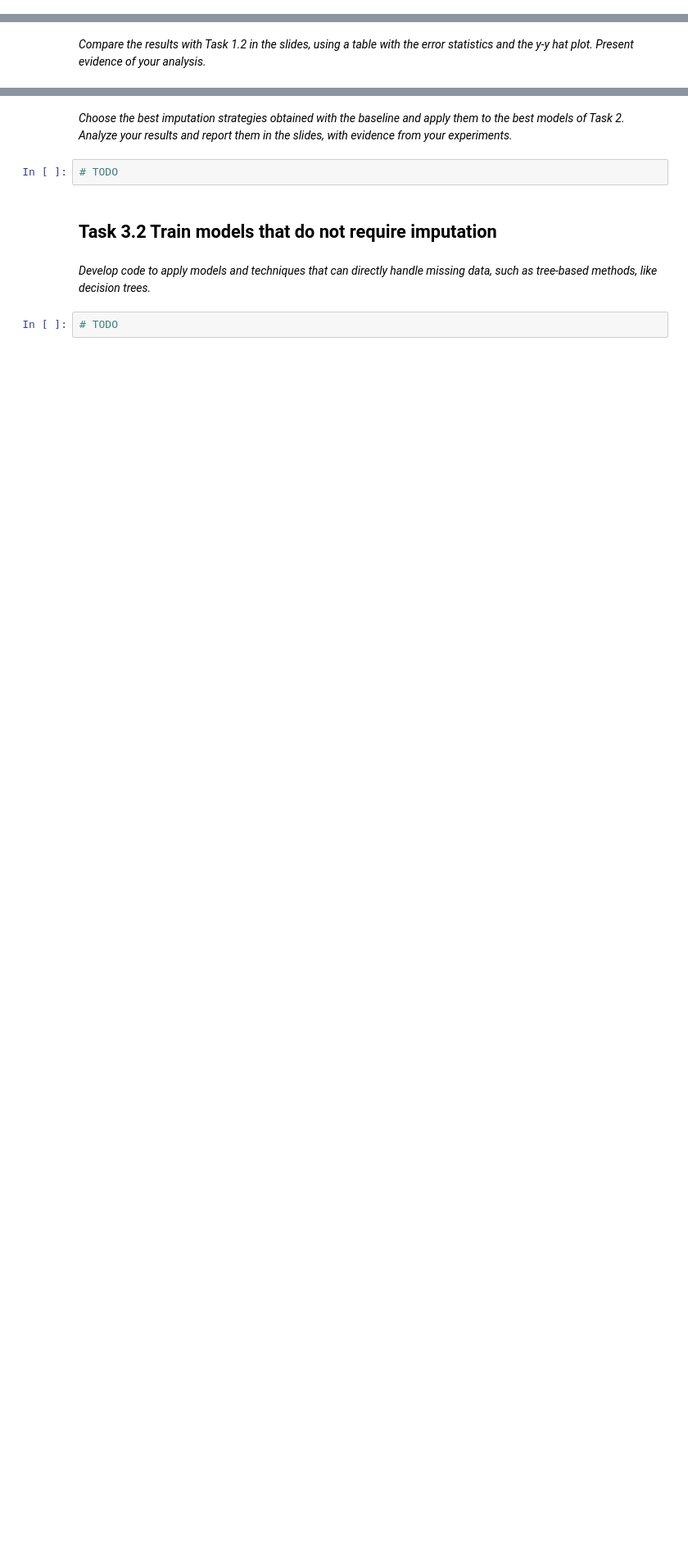
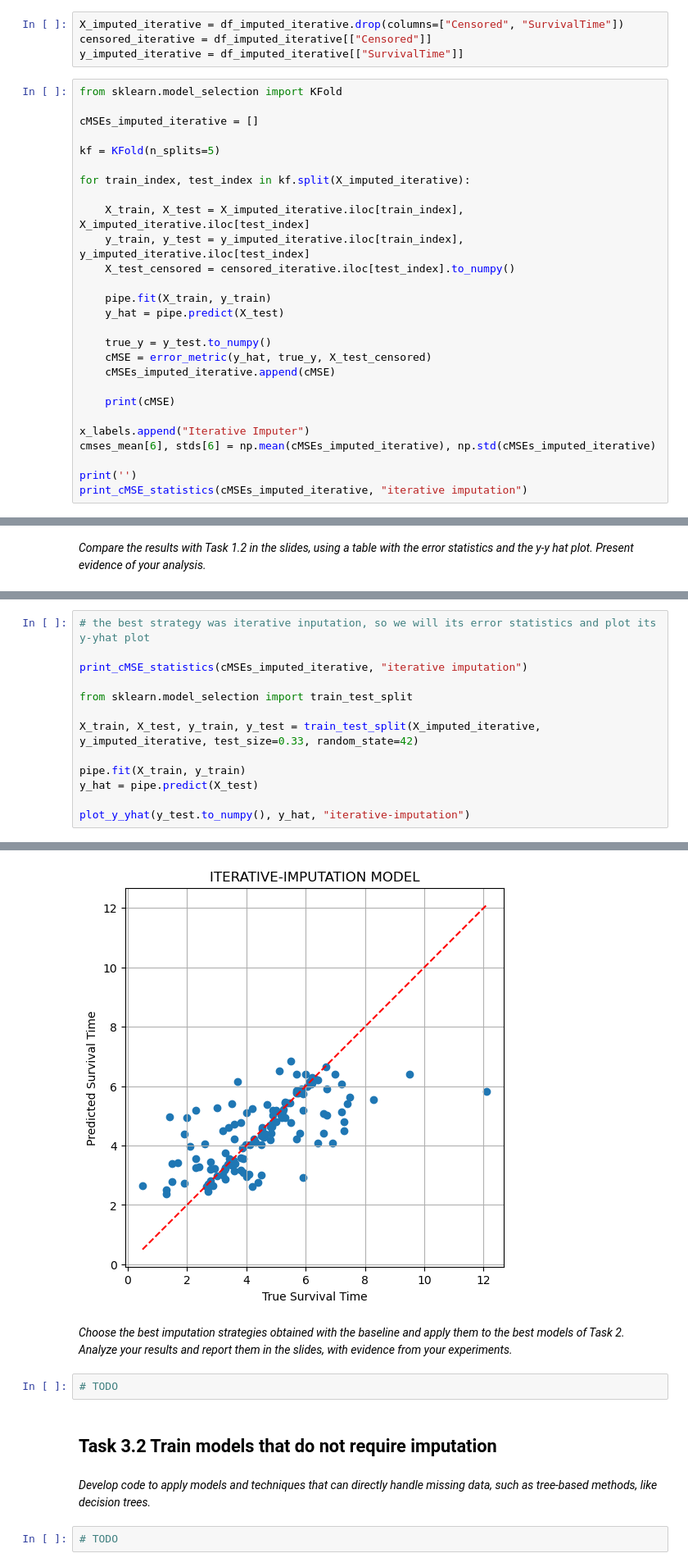
Before and after one commit to magdaa08/multiple_myeloma_survival, a Jupyter notebook: ml_nova_multiple_myeloma_survival.ipynb, the cells around one changed output, grey strips where cells are left out. Shown at 82% size. Cells and saved outputs as stored; diff of their text form; blank space fills up the shorter version.

```diff
--- a/ml_nova_multiple_myeloma_survival.ipynb
+++ b/ml_nova_multiple_myeloma_survival.ipynb
@@ -561,0 +917,31 @@ save_predictions_to_csv(predictions, 'Nonlinear-submission-01')
+# %%
+X_imputed_iterative = df_imputed_iterative.drop(columns=["Censored", "SurvivalTime"])
+censored_iterative = df_imputed_iterative[["Censored"]]
+y_imputed_iterative = df_imputed_iterative[["SurvivalTime"]]
+# %%
+from sklearn.model_selection import KFold
+
+cMSEs_imputed_iterative = []
+
+kf = KFold(n_splits=5)
+
+for train_index, test_index in kf.split(X_imputed_iterative):
+
+    X_train, X_test = X_imputed_iterative.iloc[train_index], X_imputed_iterative.iloc[test_index]
+    y_train, y_test = y_imputed_iterative.iloc[train_index], y_imputed_iterative.iloc[test_index]
+    X_test_censored = censored_iterative.iloc[test_index].to_numpy()
+
+    pipe.fit(X_train, y_train)
+    y_hat = pipe.predict(X_test)
+
+    true_y = y_test.to_numpy()
+    cMSE = error_metric(y_hat, true_y, X_test_censored)
+    cMSEs_imputed_iterative.append(cMSE)
+
+    print(cMSE)
+
+x_labels.append("Iterative Imputer")
+cmses_mean[6], stds[6] = np.mean(cMSEs_imputed_iterative), np.std(cMSEs_imputed_iterative)
+
+print('')
+print_cMSE_statistics(cMSEs_imputed_iterative, "iterative imputation")
@@ -565,0 +993,14 @@ save_predictions_to_csv(predictions, 'Nonlinear-submission-01')
+# %%
+# the best strategy was iterative inputation, so we will its error statistics and plot its y-yhat plot
+
+print_cMSE_statistics(cMSEs_imputed_iterative, "iterative imputation")
+
+from sklearn.model_selection import train_test_split
+
+X_train, X_test, y_train, y_test = train_test_split(X_imputed_iterative, y_imputed_iterative, test_size=0.33, random_state=42)
+
+pipe.fit(X_train, y_train)
+y_hat = pipe.predict(X_test)
+
+plot_y_yhat(y_test.to_numpy(), y_hat, "iterative-imputation")
+# %% [output]
@@ -566,3 +1011,4 @@ save_predictions_to_csv(predictions, 'Nonlinear-submission-01')
+[figure, added]
 # %% [markdown]
 *Choose the best imputation strategies obtained with the baseline and apply them to the best models of Task 2. Analyze your results and report them in the slides, with evidence from your experiments.*
 # %%
```
Also changed, not shown: parts of 39 cells of this notebook, 2 other files.
